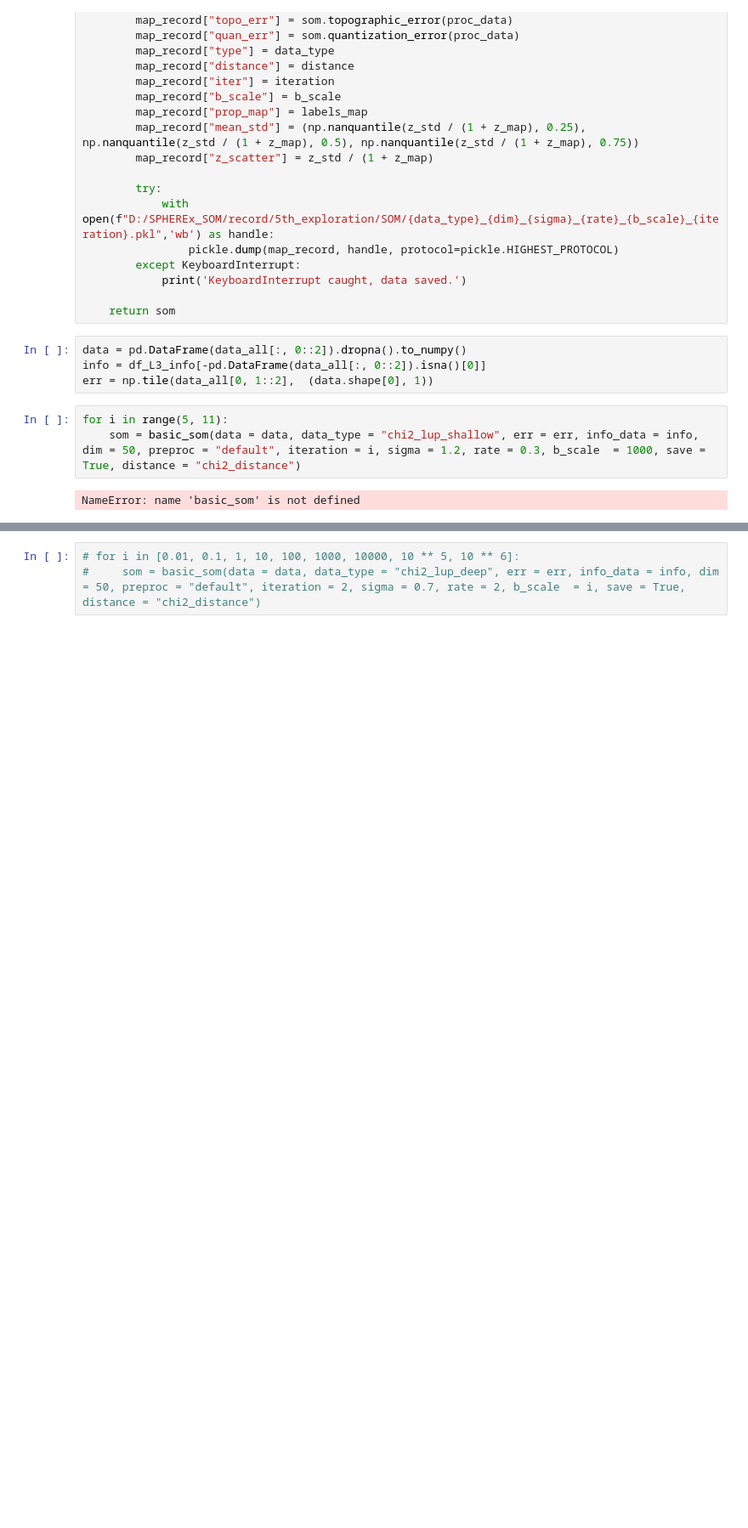
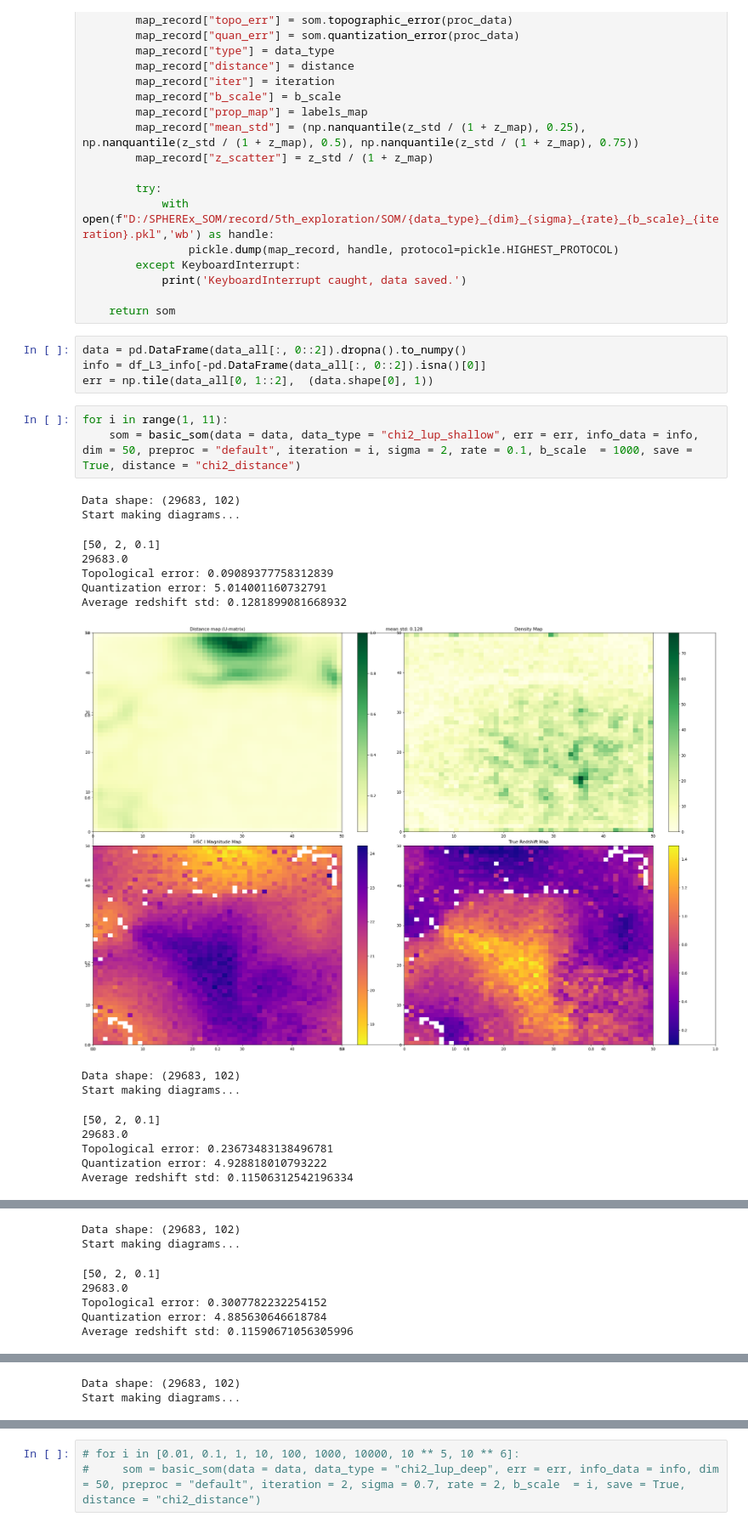
Before and after one commit to zrk-dreamer/SPHEREx_SOM, a Jupyter notebook: 5th_exploration-Copy2.ipynb, the cells around one changed output, grey strips where cells are left out. Shown at 85% size. Cells and saved outputs as stored; diff of their text form; blank space fills up the shorter version.

```diff
--- a/5th_exploration-Copy2.ipynb
+++ b/5th_exploration-Copy2.ipynb
@@ -128,7 +128,21 @@ data = pd.DataFrame(data_all[:, 0::2]).dropna().to_numpy()
 info = df_L3_info[-pd.DataFrame(data_all[:, 0::2]).isna()[0]]
 err = np.tile(data_all[0, 1::2],  (data.shape[0], 1))
 # %%
-for i in range(5, 11):
-    som = basic_som(data = data, data_type = "chi2_lup_shallow", err = err, info_data = info, dim = 50, preproc = "default", iteration = i, sigma = 1.2, rate = 0.3, b_scale  = 1000, save = True, distance = "chi2_distance")
+for i in range(1, 11):
+    som = basic_som(data = data, data_type = "chi2_lup_shallow", err = err, info_data = info, dim = 50, preproc = "default", iteration = i, sigma = 2, rate = 0.1, b_scale  = 1000, save = True, distance = "chi2_distance")
 # %% [output]
-NameError: name 'basic_som' is not defined
+Data shape: (29683, 102)
+Start making diagrams...
+[50, 2, 0.1]
+29683.0
+Topological error: 0.09089377758312839
+Quantization error: 5.014001160732791
+Average redshift std: 0.1281899081668932
+[figure, added]
+Data shape: (29683, 102)
+Start making diagrams...
+[50, 2, 0.1]
+29683.0
+Topological error: 0.23673483138496781
+Quantization error: 4.928818010793222
+Average redshift std: 0.11506312542196334
@@ -134,0 +150,7 @@ NameError: name 'basic_som' is not defined
+Data shape: (29683, 102)
+Start making diagrams...
+[50, 2, 0.1]
+29683.0
+Topological error: 0.3007782232254152
+Quantization error: 4.885630646618784
+Average redshift std: 0.11590671056305996
@@ -134,0 +158,2 @@ NameError: name 'basic_som' is not defined
+Data shape: (29683, 102)
+Start making diagrams...
```
Also changed, not shown: parts of 1 cell of this notebook, 1 other file.
